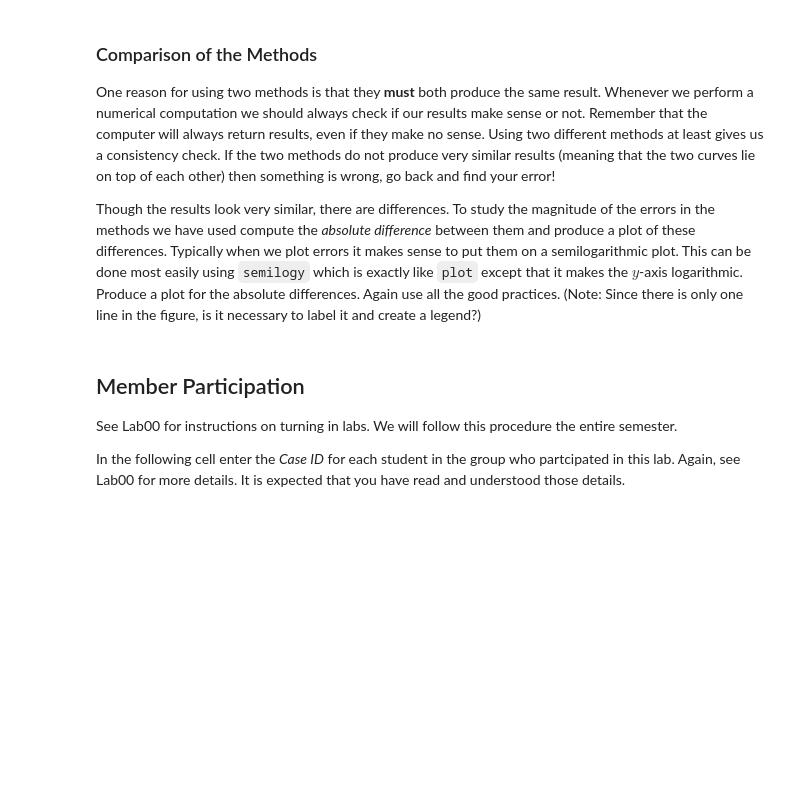
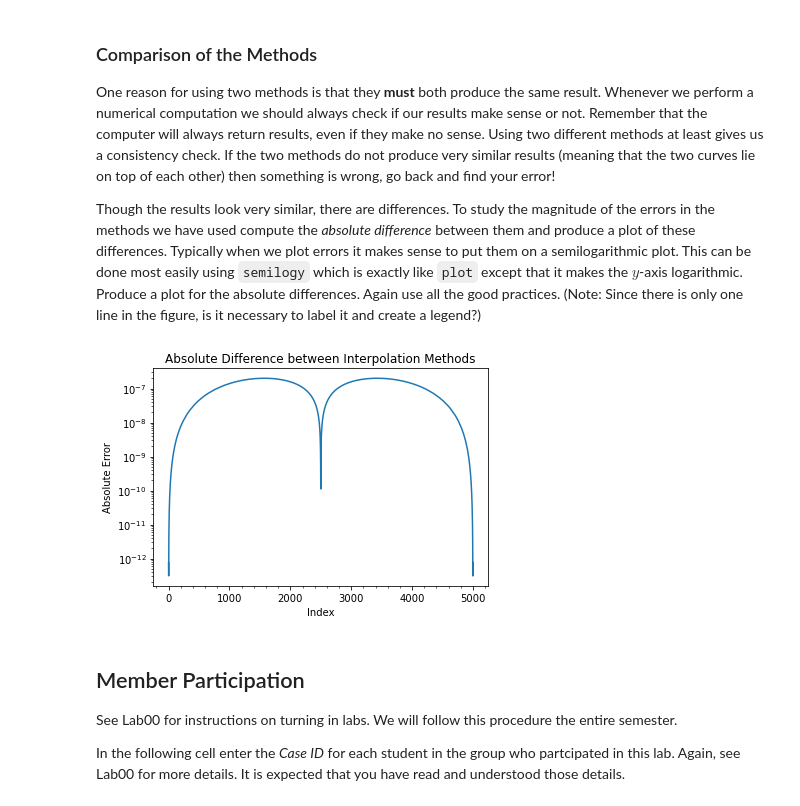
Before and after one commit to Rjames13/p250-spring-2022, a Jupyter notebook: labs/Lab02.ipynb, the cells around one changed output. Saved outputs shown, nothing was run; the diff lists cells and outputs as text; code cells hidden in the pictures; blank space fills up the shorter version.

```diff
--- a/labs/Lab02.ipynb
+++ b/labs/Lab02.ipynb
@@ -55,3 +53,7 @@ raise NotImplementedError()
+# %%
+e_Earth= 0.01671123
+period_Earth= 365.25636
+w_Earth= (2*np.pi)/period_Earth
 # %% [markdown]
 ## $t(\theta)$ Analysis
 
@@ -159,3 +222,13 @@ raise NotImplementedError()
+# %%
+error= np.abs(orbitspeedtotal-orbitspeed1)
+plt.semilogy(error)
+
+plt.xlabel("Index")
+plt.ylabel("Absolute Error")
+plt.title("Absolute Difference between Interpolation Methods")
+plt.minorticks_on()
+# %% [output]
+[figure, added]
 # %% [markdown]
 ## Member Participation
 
```
Also changed, not shown: parts of 17 cells of this notebook, 1 other file.
